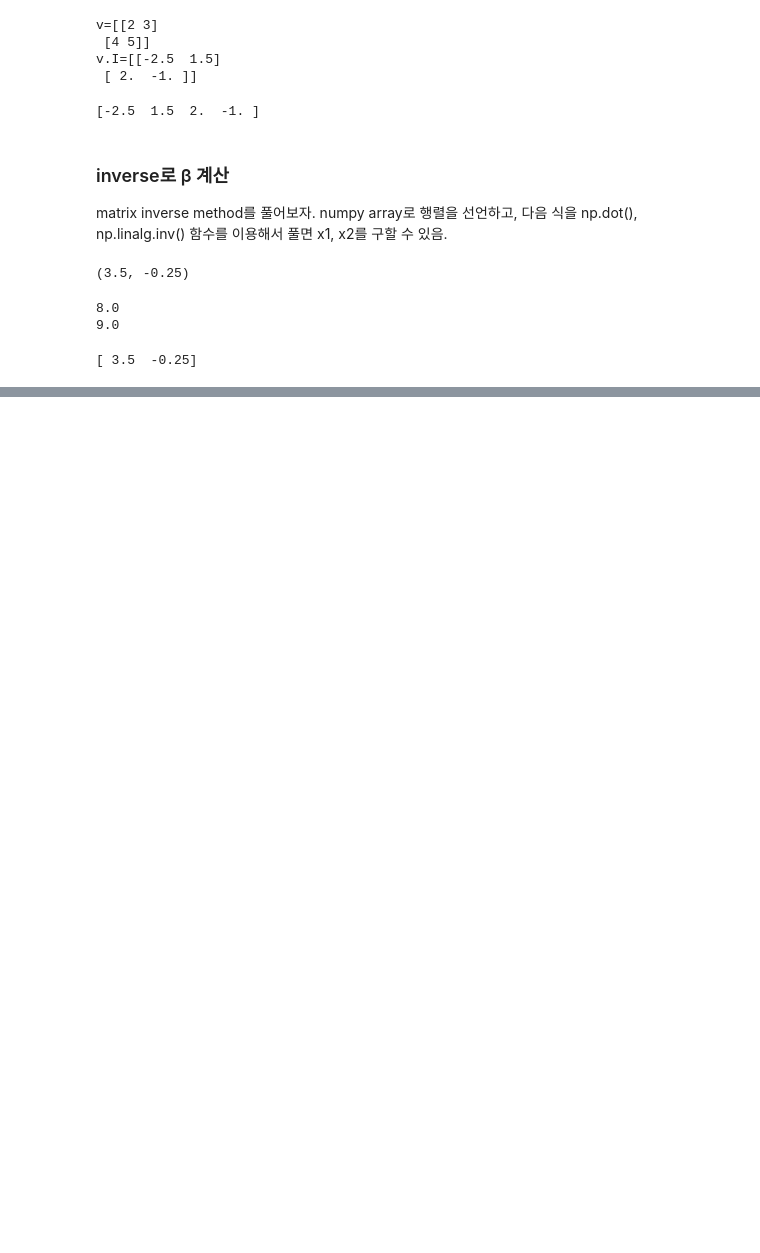
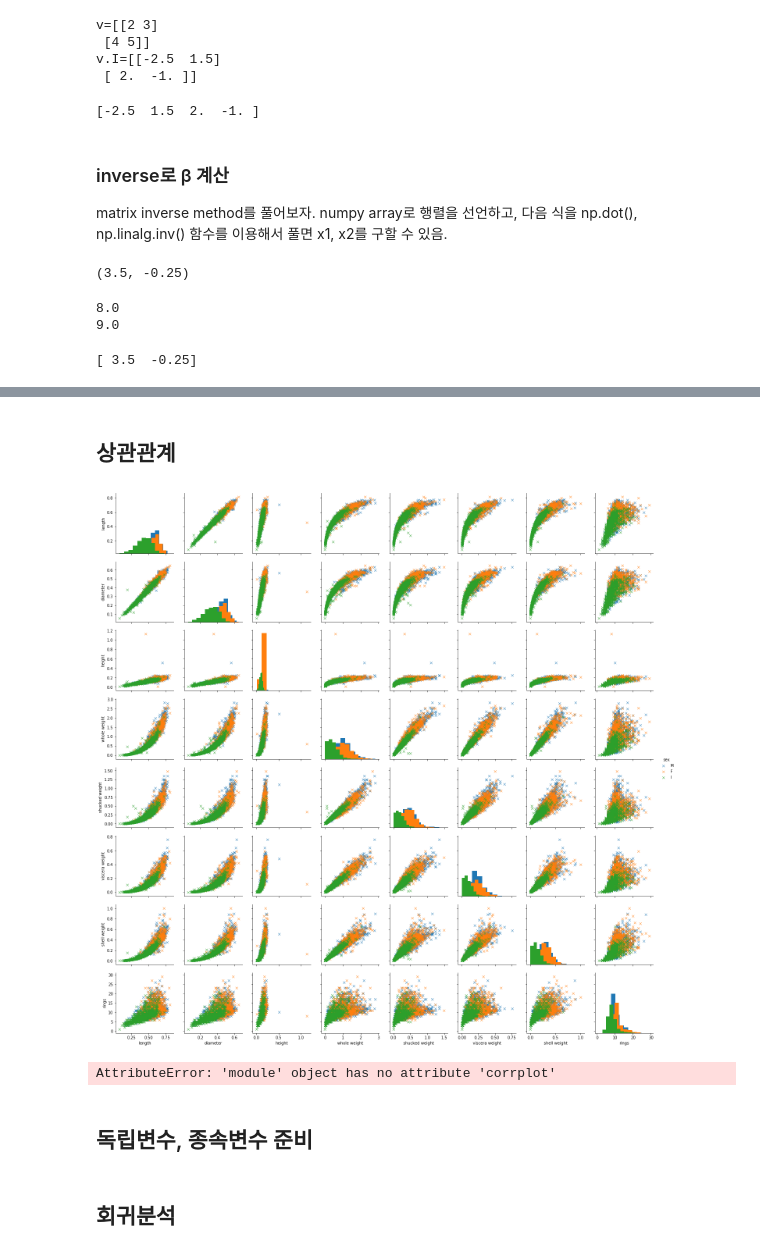
Before and after one commit to HeegeePark/MyStudySpace, a Jupyter notebook: 2019-2/BigData_Spark/src/ds7_regression.ipynb, the cells around one changed output, grey strips where cells are left out. Saved outputs shown, nothing was run; the diff lists cells and outputs as text; code cells hidden in the pictures; blank space fills up the shorter version.

```diff
--- a/2019-2/BigData_Spark/src/ds7_regression.ipynb
+++ b/2019-2/BigData_Spark/src/ds7_regression.ipynb
@@ -265,0 +635,6 @@ print np.linalg.solve(x,y)
+# %%
+import pandas as pd
+file_name="http://archive.ics.uci.edu/ml/machine-learning-databases/abalone/abalone.data"
+column_names = ["sex", "length", "diameter", "height", "whole weight",
+                "shucked weight", "viscera weight", "shell weight", "rings"]
+abalone = pd.read_csv(file_name, names=column_names)
@@ -265,0 +680,4 @@ print np.linalg.solve(x,y)
+# %%
+# 결측값은 평균 또는 모두 결측으로 처리 가능
+abalone = abalone[abalone['height']>0]
+abalone.describe()
@@ -265,0 +694,18 @@ print np.linalg.solve(x,y)
+# %% [markdown]
+## 상관관계
+# %%
+%matplotlib inline
+import matplotlib.pyplot as plt
+import seaborn as sns
+sns.pairplot(abalone, hue='sex', markers='x', diag_kind='hist')
+plt.show()
+# %% [output]
+[figure, added]
+# %%
+%matplotlib inline
+sns.corrplot(abalone)
+plt.show()
+# %% [output]
+AttributeError: 'module' object has no attribute 'corrplot'
+# %% [markdown]
+## 독립변수, 종속변수 준비
@@ -265,0 +717,2 @@ print np.linalg.solve(x,y)
+# %% [markdown]
+## 회귀분석
```
Also changed, not shown: parts of 95 cells of this notebook.
